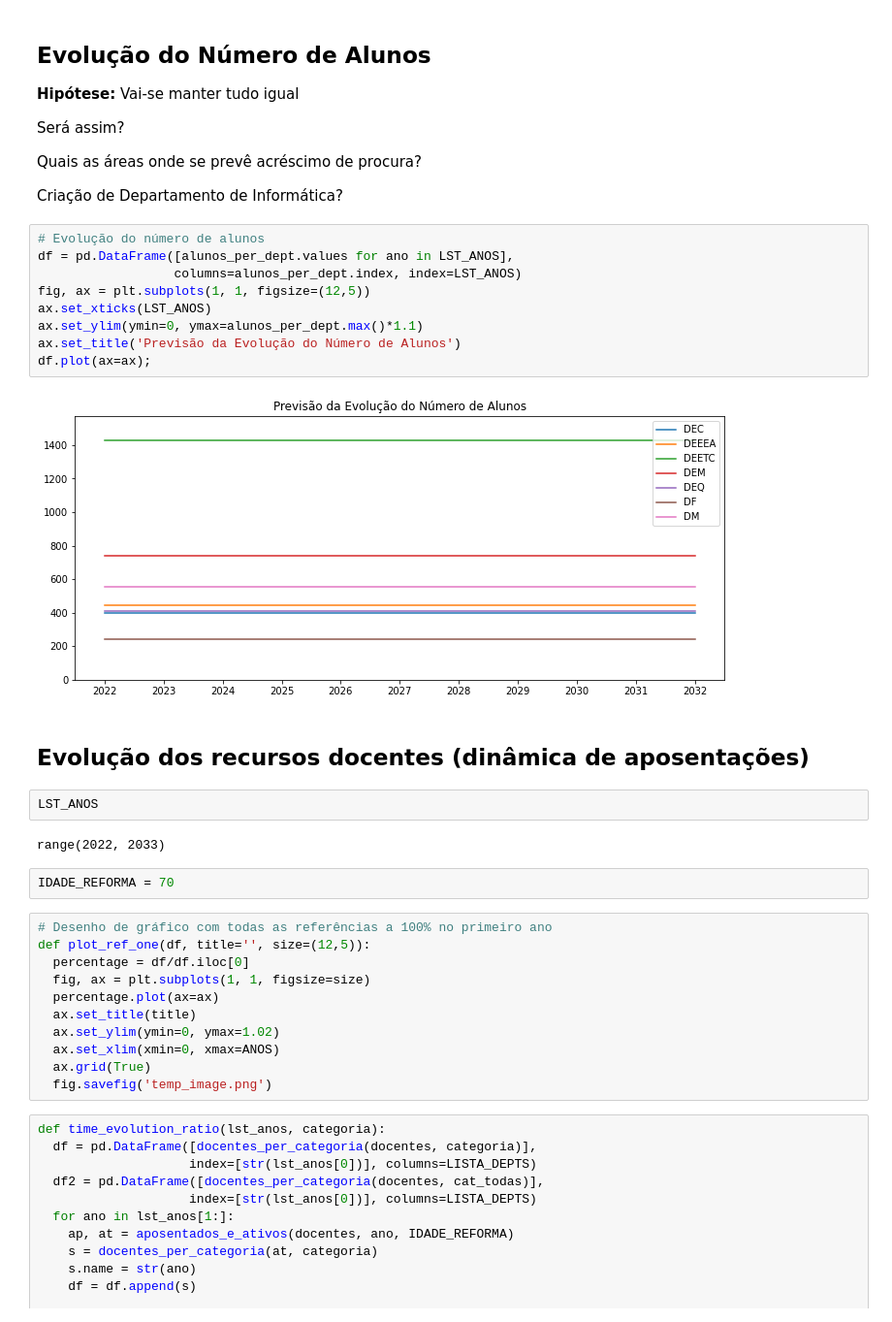
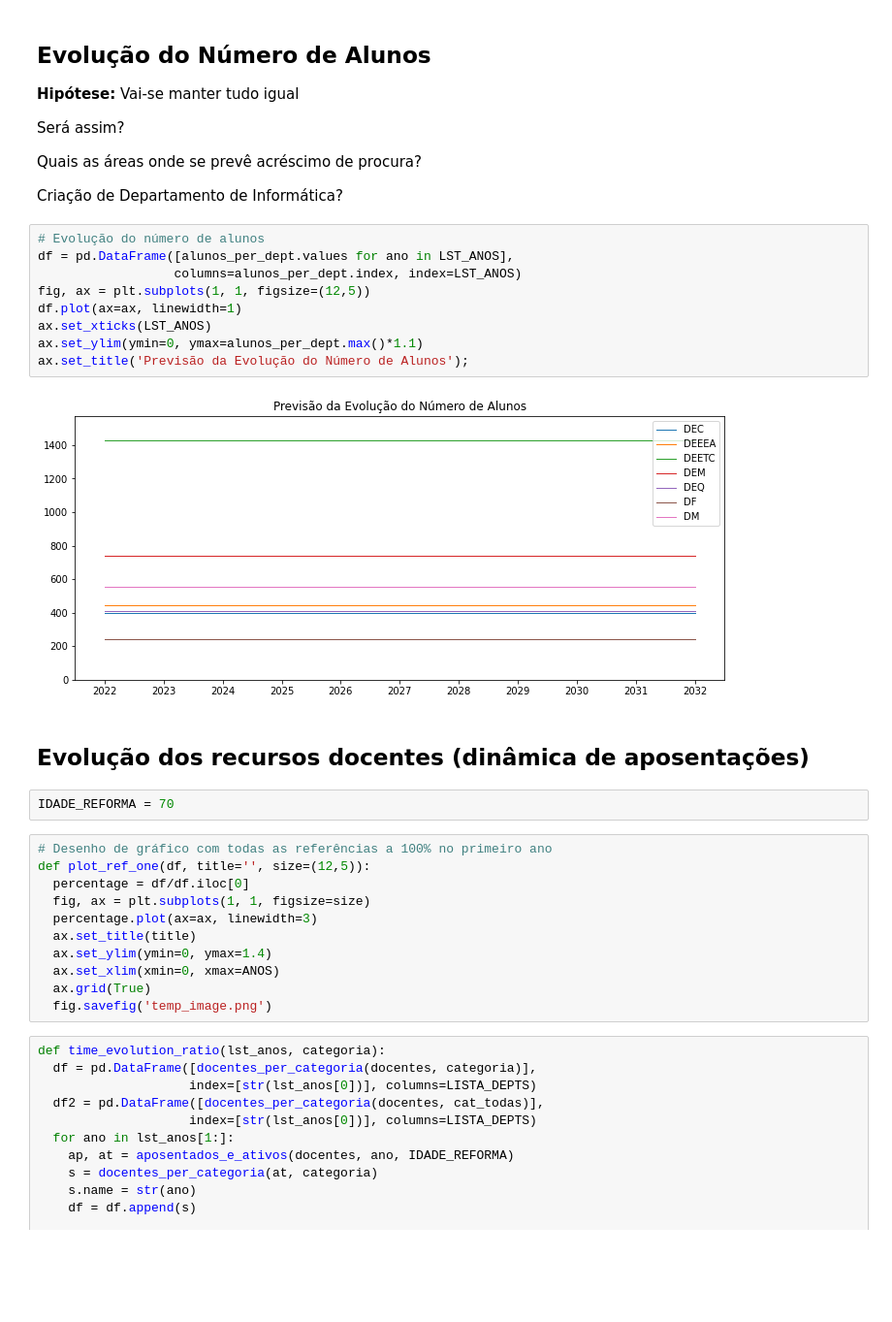
Before and after one commit to arjoca/RHDocentes, a Jupyter notebook: RHDocentes_Futuro.ipynb, the cells around one changed output. Shown at 97% size. Cells and saved outputs as stored; diff of their text form; blank space fills up the shorter version.

```diff
--- a/RHDocentes_Futuro.ipynb
+++ b/RHDocentes_Futuro.ipynb
@@ -102,20 +105,16 @@ Criação de Departamento de Informática?
 # %%
 # Evolução do número de alunos
 df = pd.DataFrame([alunos_per_dept.values for ano in LST_ANOS],
                   columns=alunos_per_dept.index, index=LST_ANOS)
 fig, ax = plt.subplots(1, 1, figsize=(12,5))
+df.plot(ax=ax, linewidth=1)
 ax.set_xticks(LST_ANOS)
 ax.set_ylim(ymin=0, ymax=alunos_per_dept.max()*1.1)
-ax.set_title('Previsão da Evolução do Número de Alunos')
-df.plot(ax=ax);
+ax.set_title('Previsão da Evolução do Número de Alunos');
 # %% [output]
-[figure, old version]
+[figure, new version]
 # %% [markdown]
 ## Evolução dos recursos docentes (dinâmica de aposentações)
-# %%
-LST_ANOS
-# %% [output]
-range(2022, 2033)
 # %%
 IDADE_REFORMA = 70
 # %%
@@ -123,9 +122,9 @@ IDADE_REFORMA = 70
 def plot_ref_one(df, title='', size=(12,5)):
   percentage = df/df.iloc[0]
   fig, ax = plt.subplots(1, 1, figsize=size)
-  percentage.plot(ax=ax)
+  percentage.plot(ax=ax, linewidth=3)
   ax.set_title(title)
-  ax.set_ylim(ymin=0, ymax=1.02)
+  ax.set_ylim(ymin=0, ymax=1.4)
   ax.set_xlim(xmin=0, xmax=ANOS)
   ax.grid(True)
   fig.savefig('temp_image.png')
```
Also changed, not shown: parts of 7 cells of this notebook.
